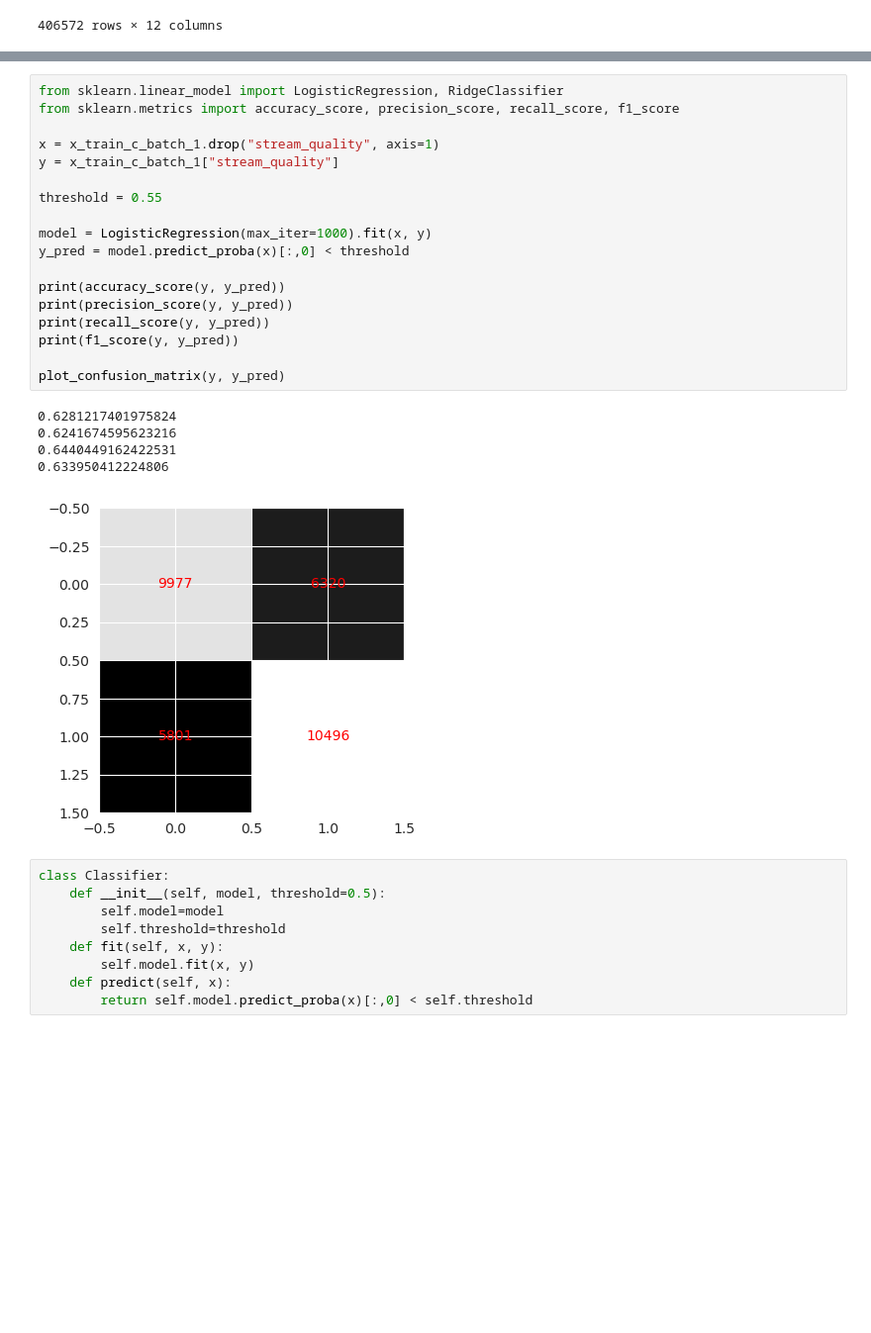
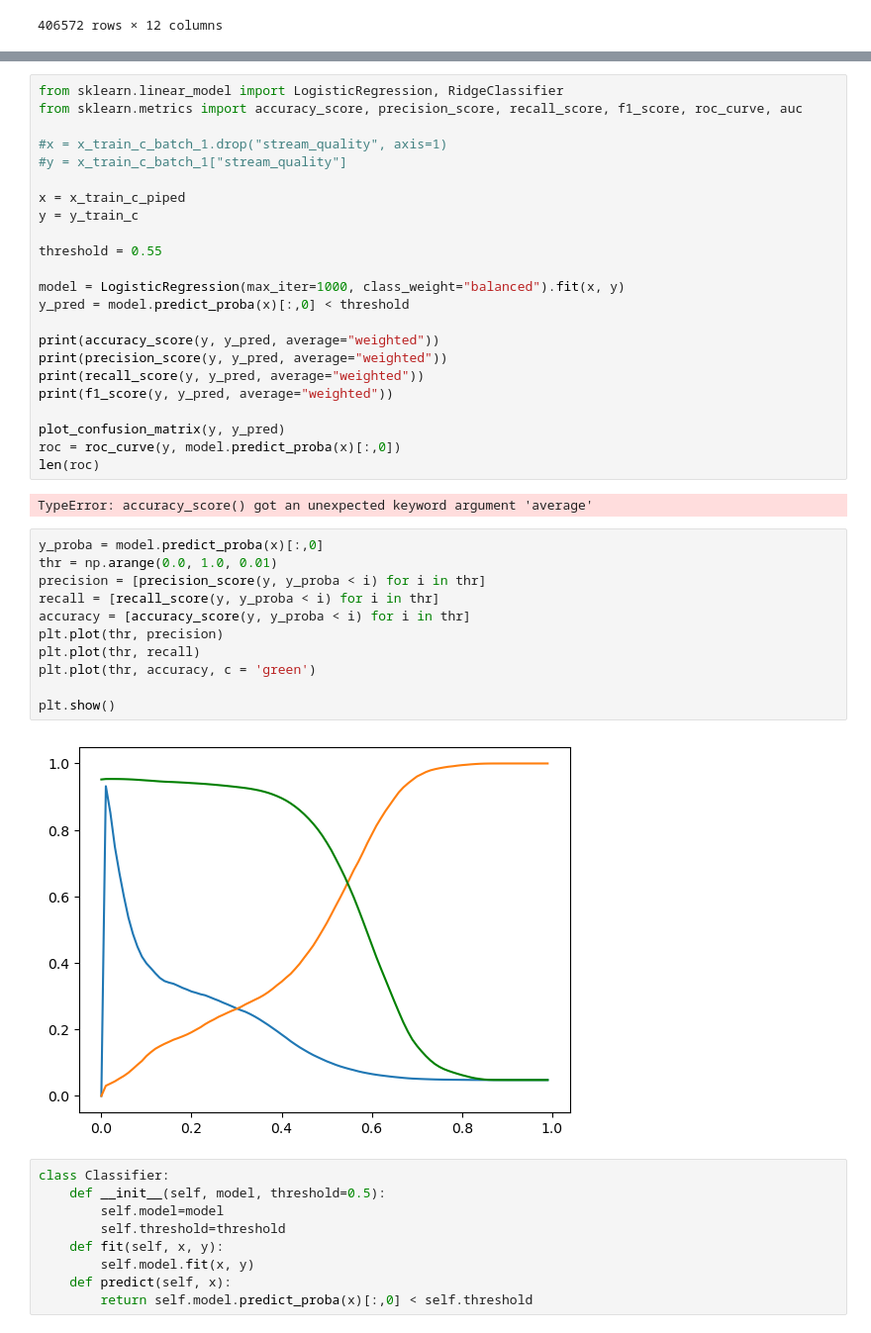
Before and after one commit to RVdeported/Inno_ML_asgmn_1, a Jupyter notebook: Main.ipynb, the cells around one changed output, grey strips where cells are left out. Shown at 99% size. Cells and saved outputs as stored; diff of their text form; blank space fills up the shorter version.

```diff
--- a/Main.ipynb
+++ b/Main.ipynb
@@ -471,27 +448,41 @@ Name: stream_quality, dtype: int64
 # %%
 from sklearn.linear_model import LogisticRegression, RidgeClassifier
-from sklearn.metrics import accuracy_score, precision_score, recall_score, f1_score
+from sklearn.metrics import accuracy_score, precision_score, recall_score, f1_score, roc_curve, auc
 
-x = x_train_c_batch_1.drop("stream_quality", axis=1)
-y = x_train_c_batch_1["stream_quality"]
+#x = x_train_c_batch_1.drop("stream_quality", axis=1)
+#y = x_train_c_batch_1["stream_quality"]
+
+x = x_train_c_piped
+y = y_train_c
 
 threshold = 0.55
 
-model = LogisticRegression(max_iter=1000).fit(x, y)
+model = LogisticRegression(max_iter=1000, class_weight="balanced").fit(x, y)
 y_pred = model.predict_proba(x)[:,0] < threshold
 
-print(accuracy_score(y, y_pred))
-print(precision_score(y, y_pred))
-print(recall_score(y, y_pred))
-print(f1_score(y, y_pred))
+print(accuracy_score(y, y_pred, average="weighted"))
+print(precision_score(y, y_pred, average="weighted"))
+print(recall_score(y, y_pred, average="weighted"))
+print(f1_score(y, y_pred, average="weighted"))
 
 plot_confusion_matrix(y, y_pred)
+roc = roc_curve(y, model.predict_proba(x)[:,0])
+len(roc)
 # %% [output]
-0.6281217401975824
-0.6241674595623216
-0.6440449162422531
-0.633950412224806
+TypeError: accuracy_score() got an unexpected keyword argument 'average'
-[figure, removed]
+# %%
+y_proba = model.predict_proba(x)[:,0]
+thr = np.arange(0.0, 1.0, 0.01)
+precision = [precision_score(y, y_proba < i) for i in thr]
+recall = [recall_score(y, y_proba < i) for i in thr]
+accuracy = [accuracy_score(y, y_proba < i) for i in thr]
+plt.plot(thr, precision)
+plt.plot(thr, recall)
+plt.plot(thr, accuracy, c = 'green')
+
+plt.show()
+# %% [output]
+[figure, added]
 # %%
 class Classifier:
     def __init__(self, model, threshold=0.5):
```
Also changed, not shown: parts of 23 cells of this notebook.
